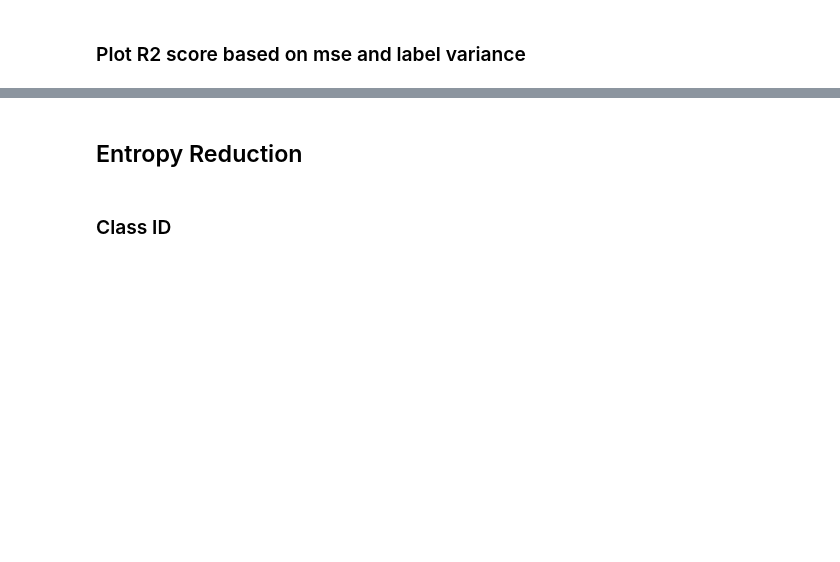
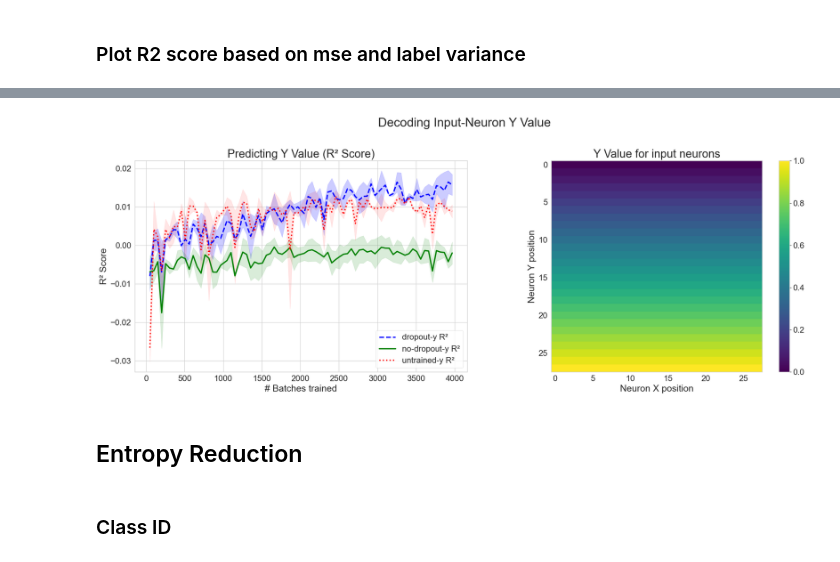
Before and after one commit to entropicbloom/intentionality, a Jupyter notebook: decoder/analysis.ipynb, the cells around one changed output, grey strips where cells are left out. Cells and saved outputs as stored; diff of their text form; code cells hidden in the pictures; blank space fills up the shorter version.

Commit message:
added normalized y prediction results

```diff
--- a/decoder/analysis.ipynb
+++ b/decoder/analysis.ipynb
@@ -151,14 +149,3 @@ Neuron count 10: Mean=73.63%, SD=2.06% from 5 samples
-# %%
-import math
-distances_from_center = []
-for i in range(28):
-    for j in range(28):
-        dist = math.sqrt((i - 13.5)**2 + (j - 13.5)**2)
-        max_dist = math.sqrt(13.5**2 + 13.5**2)
-        distances_from_center.append(dist/max_dist)
-
-# compute variance of distances to center
-label_variance_val = np.var(distances_from_center)
 # %% [markdown]
 ### Plot R2 score based on mse and label variance
 # %%
@@ -283,3 +288,8 @@ plt.show()
+# %%
+normalized_y = np.array([(j // 28) / (27) for j in range(784)], dtype=np.float32)
+plot_input_pixel_results(['dropout-y', 'no-dropout-y', 'untrained-y'], title="Y Value", targets=normalized_y)
+# %% [output]
+[figure, added]
 # %% [markdown]
 ## Entropy Reduction
 # %% [markdown]
```
Also changed, not shown: parts of 4 cells of this notebook, 3 other files.
